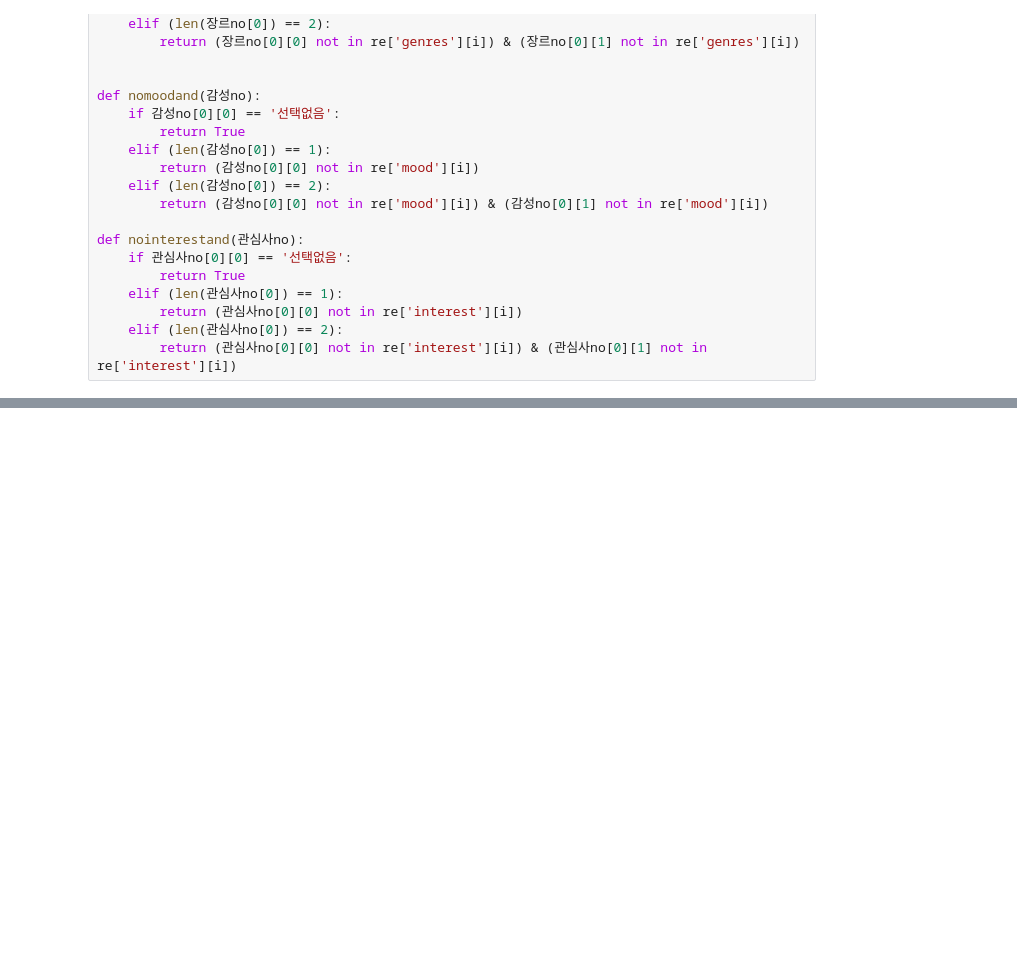
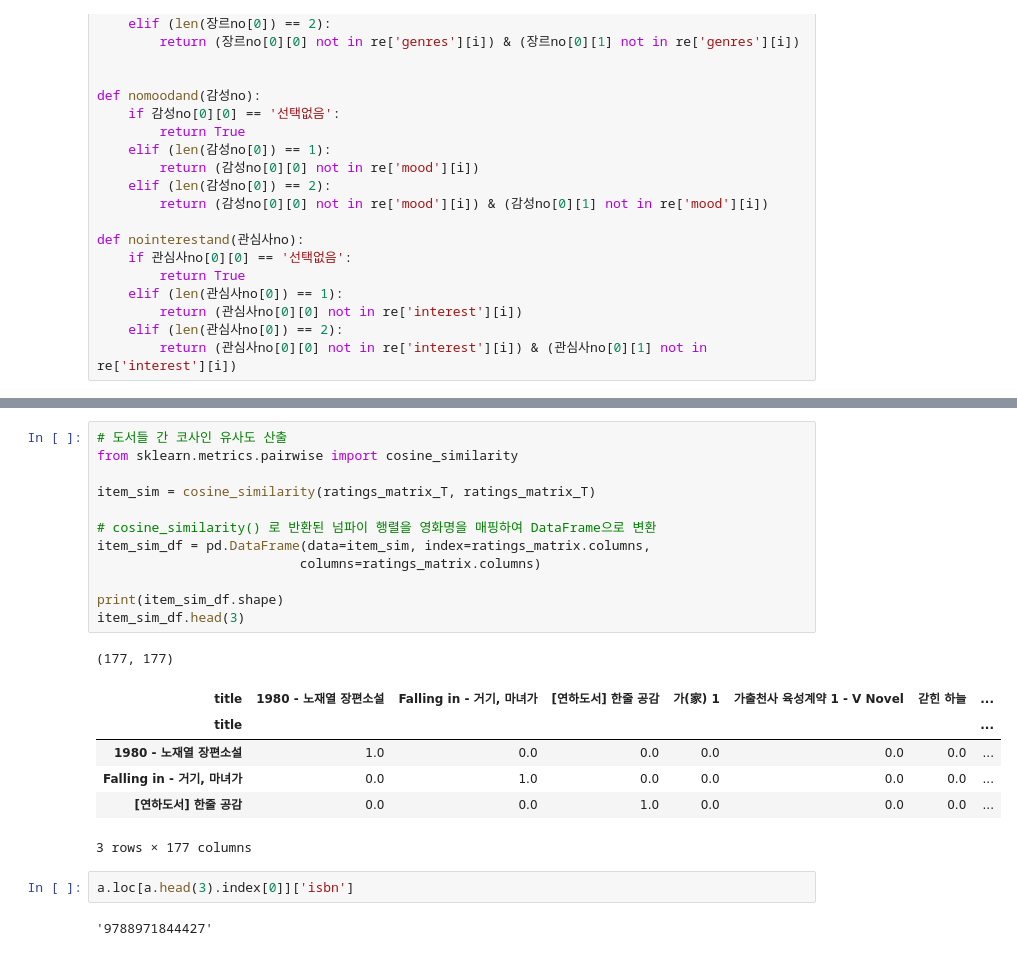
Before and after one commit to Hongbi-Kim/Project_book_recommendation, a Jupyter notebook: 추천시스템.ipynb, the cells around one changed output, grey strips where cells are left out. Cells and saved outputs as stored; diff of their text form; blank space fills up the shorter version.

```diff
--- a/추천시스템.ipynb
+++ b/추천시스템.ipynb
@@ -225,0 +257,24 @@ False
+# %%
+# 도서들 간 코사인 유사도 산출
+from sklearn.metrics.pairwise import cosine_similarity
+
+item_sim = cosine_similarity(ratings_matrix_T, ratings_matrix_T)
+
+# cosine_similarity() 로 반환된 넘파이 행렬을 영화명을 매핑하여 DataFrame으로 변환
+item_sim_df = pd.DataFrame(data=item_sim, index=ratings_matrix.columns,
+                          columns=ratings_matrix.columns)
+
+print(item_sim_df.shape)
+item_sim_df.head(3)
+# %% [output]
+(177, 177)
+| title | 1980 - 노재열 장편소설 | Falling in - 거기, 마녀가 | [연하도서] 한줄 공감 | 가(家) 1 | 가출천사 육성계약 1 - V Novel | 갇힌 하늘 | ... |
+| title |  |  |  |  |  |  | ... |
+| 1980 - 노재열 장편소설 | 1.0 | 0.0 | 0.0 | 0.0 | 0.0 | 0.0 | ... |
+| Falling in - 거기, 마녀가 | 0.0 | 1.0 | 0.0 | 0.0 | 0.0 | 0.0 | ... |
+| [연하도서] 한줄 공감 | 0.0 | 0.0 | 1.0 | 0.0 | 0.0 | 0.0 | ... |
+3 rows × 177 columns
+# %%
+a.loc[a.head(3).index[0]]['isbn']
+# %% [output]
+'9788971844427'
```
Also changed, not shown: parts of 27 cells of this notebook, 5 other files.
